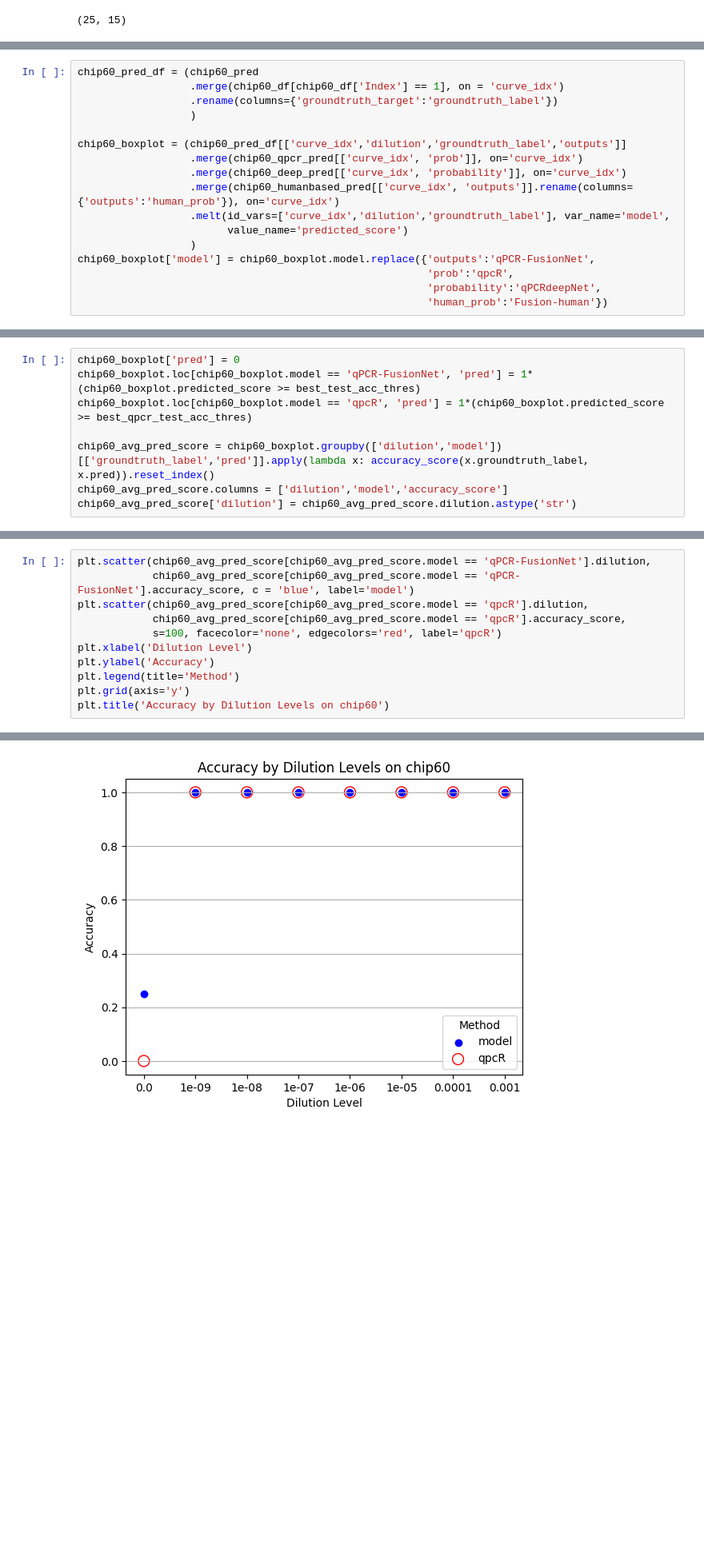
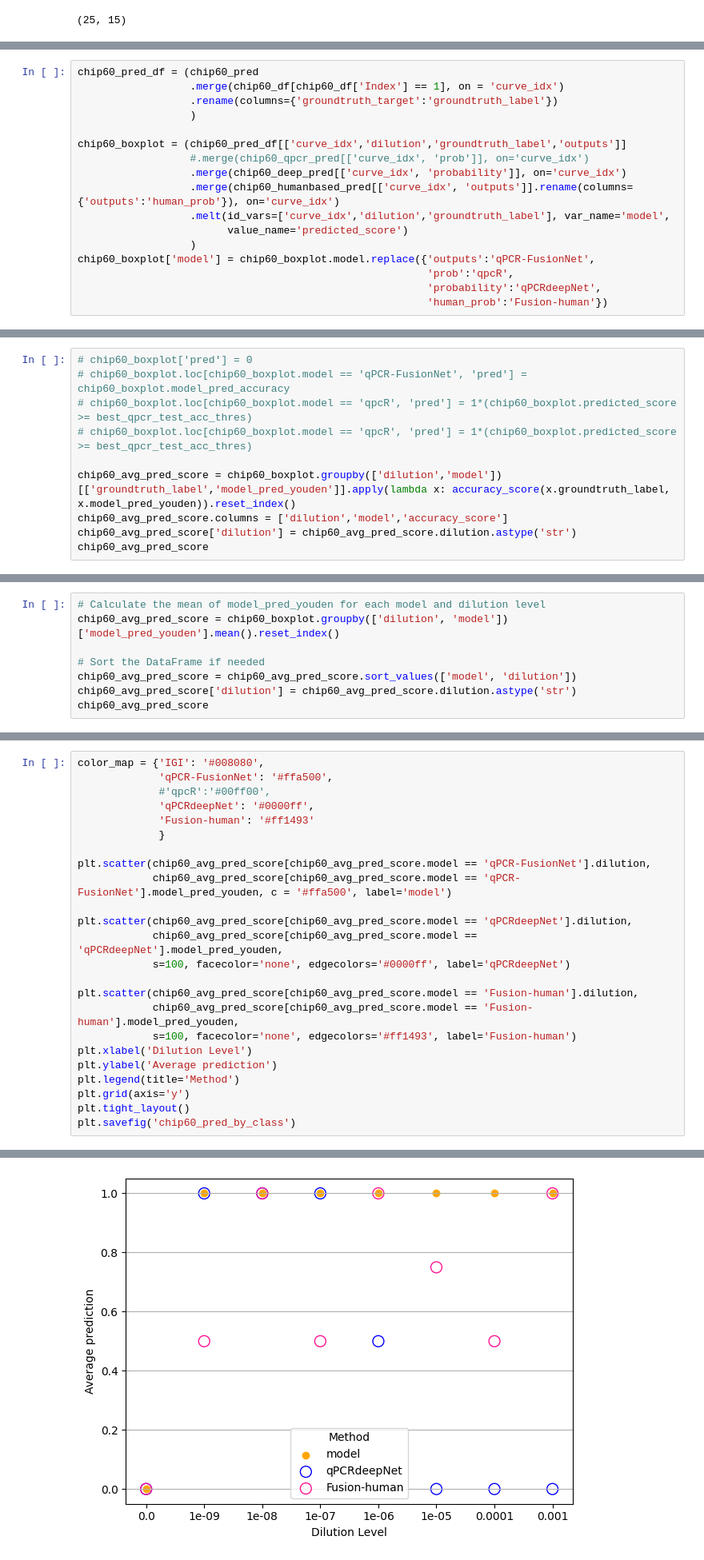
Before and after one commit to hhhvu/PCR_simulation, a Jupyter notebook: evaluation/paper_plots/paper_plots_known_dilution.ipynb, the cells around one changed output, grey strips where cells are left out. Shown at 80% size. Drawn from its saved outputs; the diff is of its cells as text; blank space fills up the shorter version.

Commit message:
Further new figures for model eval

```diff
--- a/evaluation/paper_plots/paper_plots_known_dilution.ipynb
+++ b/evaluation/paper_plots/paper_plots_known_dilution.ipynb
@@ -319,7 +356,7 @@ chip60_pred_df = (chip60_pred
                   )
 
 chip60_boxplot = (chip60_pred_df[['curve_idx','dilution','groundtruth_label','outputs']]
-                  .merge(chip60_qpcr_pred[['curve_idx', 'prob']], on='curve_idx')
+                  #.merge(chip60_qpcr_pred[['curve_idx', 'prob']], on='curve_idx')
                   .merge(chip60_deep_pred[['curve_idx', 'probability']], on='curve_idx')
                   .merge(chip60_humanbased_pred[['curve_idx', 'outputs']].rename(columns={'outputs':'human_prob'}), on='curve_idx')
                   .melt(id_vars=['curve_idx','dilution','groundtruth_label'], var_name='model',
@@ -355,8 +576,10 @@ plt.savefig('/home/alpaca/Documents/huong/PCR-huong/PCR_simulation/evaluation/pa
 # %%
-chip60_boxplot['pred'] = 0
-chip60_boxplot.loc[chip60_boxplot.model == 'qPCR-FusionNet', 'pred'] = 1*(chip60_boxplot.predicted_score >= best_test_acc_thres)
-chip60_boxplot.loc[chip60_boxplot.model == 'qpcR', 'pred'] = 1*(chip60_boxplot.predicted_score >= best_qpcr_test_acc_thres)
+# chip60_boxplot['pred'] = 0
+# chip60_boxplot.loc[chip60_boxplot.model == 'qPCR-FusionNet', 'pred'] = chip60_boxplot.model_pred_accuracy
+# chip60_boxplot.loc[chip60_boxplot.model == 'qpcR', 'pred'] = 1*(chip60_boxplot.predicted_score >= best_qpcr_test_acc_thres)
+# chip60_boxplot.loc[chip60_boxplot.model == 'qpcR', 'pred'] = 1*(chip60_boxplot.predicted_score >= best_qpcr_test_acc_thres)
 
-chip60_avg_pred_score = chip60_boxplot.groupby(['dilution','model'])[['groundtruth_label','pred']].apply(lambda x: accuracy_score(x.groundtruth_label, x.pred)).reset_index()
+chip60_avg_pred_score = chip60_boxplot.groupby(['dilution','model'])[['groundtruth_label','model_pred_youden']].apply(lambda x: accuracy_score(x.groundtruth_label, x.model_pred_youden)).reset_index()
 chip60_avg_pred_score.columns = ['dilution','model','accuracy_score']
 chip60_avg_pred_score['dilution'] = chip60_avg_pred_score.dilution.astype('str')
+chip60_avg_pred_score
@@ -362,0 +604,8 @@ chip60_avg_pred_score['dilution'] = chip60_avg_pred_score.dilution.astype('str')
+# %%
+# Calculate the mean of model_pred_youden for each model and dilution level
+chip60_avg_pred_score = chip60_boxplot.groupby(['dilution', 'model'])['model_pred_youden'].mean().reset_index()
+
+# Sort the DataFrame if needed
+chip60_avg_pred_score = chip60_avg_pred_score.sort_values(['model', 'dilution'])
+chip60_avg_pred_score['dilution'] = chip60_avg_pred_score.dilution.astype('str')
+chip60_avg_pred_score
@@ -363,12 +630,25 @@ chip60_avg_pred_score['dilution'] = chip60_avg_pred_score.dilution.astype('str')
 # %%
+color_map = {'IGI': '#008080',
+             'qPCR-FusionNet': '#ffa500',
+             #'qpcR':'#00ff00',
+             'qPCRdeepNet': '#0000ff',
+             'Fusion-human': '#ff1493'
+             }
+
 plt.scatter(chip60_avg_pred_score[chip60_avg_pred_score.model == 'qPCR-FusionNet'].dilution,
-            chip60_avg_pred_score[chip60_avg_pred_score.model == 'qPCR-FusionNet'].accuracy_score, c = 'blue', label='model')
-plt.scatter(chip60_avg_pred_score[chip60_avg_pred_score.model == 'qpcR'].dilution,
-            chip60_avg_pred_score[chip60_avg_pred_score.model == 'qpcR'].accuracy_score,
-            s=100, facecolor='none', edgecolors='red', label='qpcR')
+            chip60_avg_pred_score[chip60_avg_pred_score.model == 'qPCR-FusionNet'].model_pred_youden, c = '#ffa500', label='model')
+
+plt.scatter(chip60_avg_pred_score[chip60_avg_pred_score.model == 'qPCRdeepNet'].dilution,
+            chip60_avg_pred_score[chip60_avg_pred_score.model == 'qPCRdeepNet'].model_pred_youden,
+            s=100, facecolor='none', edgecolors='#0000ff', label='qPCRdeepNet')
+
+plt.scatter(chip60_avg_pred_score[chip60_avg_pred_score.model == 'Fusion-human'].dilution,
+            chip60_avg_pred_score[chip60_avg_pred_score.model == 'Fusion-human'].model_pred_youden,
+            s=100, facecolor='none', edgecolors='#ff1493', label='Fusion-human')
 plt.xlabel('Dilution Level')
-plt.ylabel('Accuracy')
+plt.ylabel('Average prediction')
 plt.legend(title='Method')
 plt.grid(axis='y')
-plt.title('Accuracy by Dilution Levels on chip60')
+plt.tight_layout()
+plt.savefig('chip60_pred_by_class')
 # %% [output]
@@ -376 +655 @@ Text(0.5, 1.0, 'Accuracy by Dilution Levels on chip60')
-[figure, old version]
+[figure, new version]
```
Also changed, not shown: parts of 17 cells of this notebook, 5 other files.
